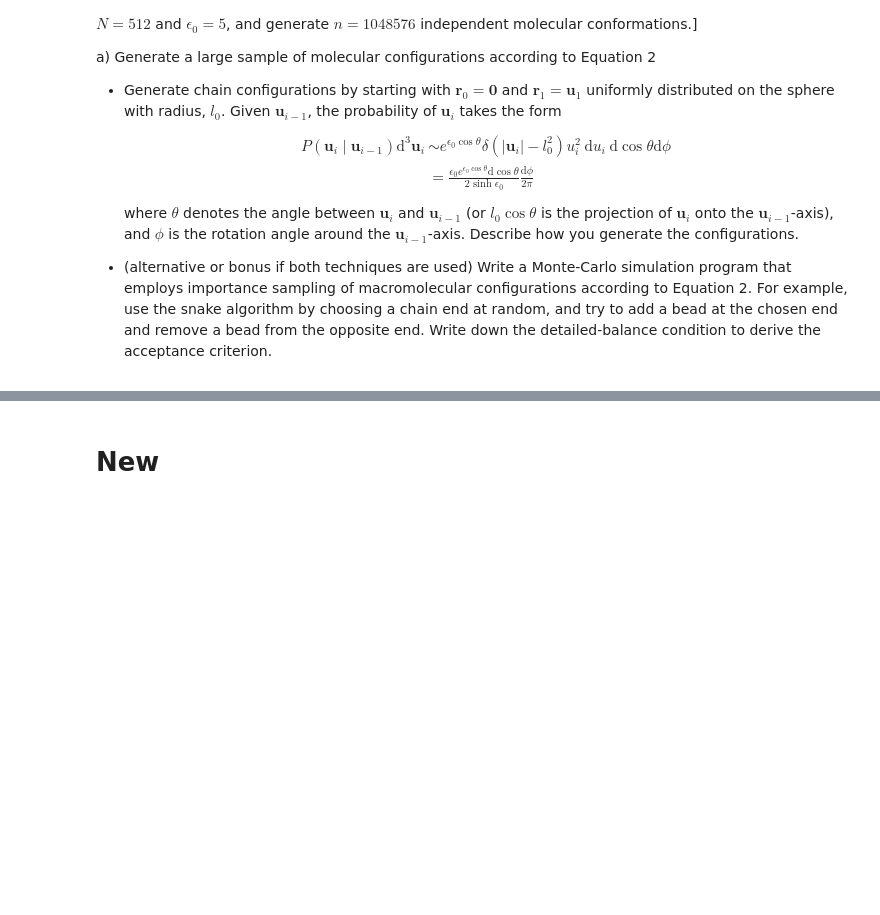
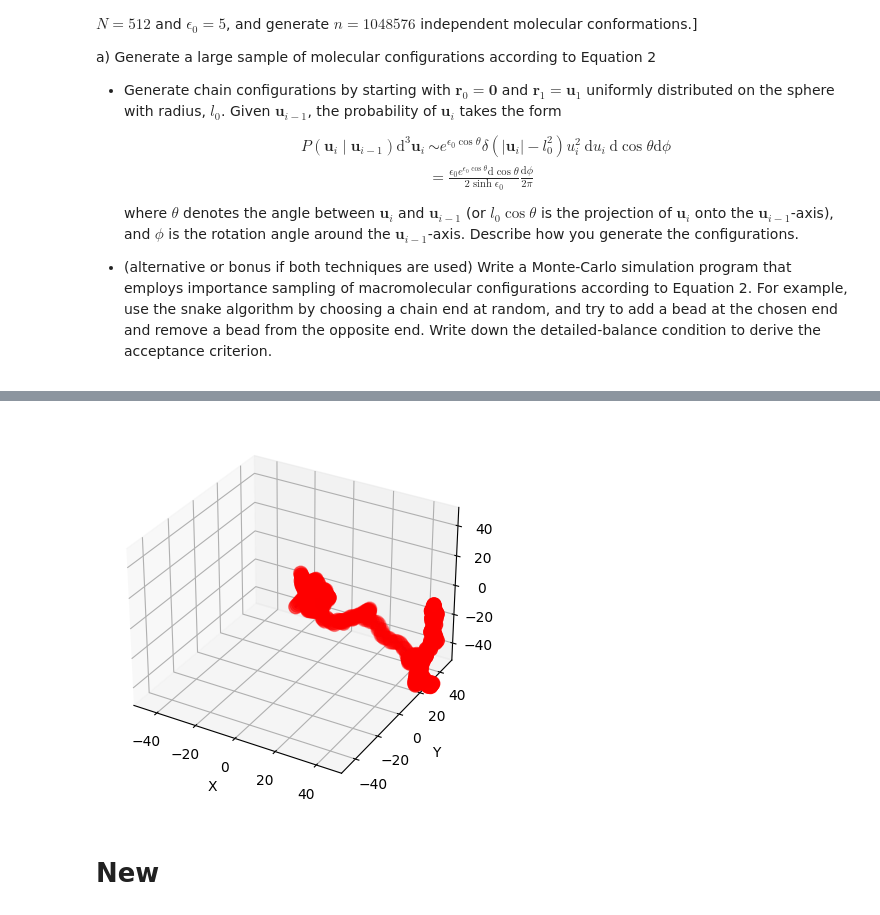
Before and after one commit to LukasLow/UniKurs_Phy-for-DS, a Jupyter notebook: Softmatter/Phy8.ipynb, the cells around one changed output, grey strips where cells are left out. Cells and saved outputs as stored; diff of their text form; code cells hidden in the pictures; blank space fills up the shorter version.

```diff
--- a/Softmatter/Phy8.ipynb
+++ b/Softmatter/Phy8.ipynb
@@ -82,41 +97,38 @@ print(configurations[0])  # Example: Print the first configuration
 # %%
-import numpy as np
-import matplotlib.pyplot as plt
-
-# Access the first configuration
-configuration = np.load("molecular_configurationsrs.npy")
 # Extract the positions of atoms and bond vectors
 positions = np.zeros((N, 3))
-bond_vectors = np.zeros((N - 1, 3, N))
+bond_vectors = np.zeros((N - 1, 3))
 
 positions[0] = np.array([0, 0, 0])
 for i in range(1, N):
-    bond_vectors[i - 1] = configuration[i - 1].T  # Assign bond vector
-    positions[i] = positions[i - 1] + bond_vectors[i - 1, :, i - 1]
+    bond_vectors[i - 1] = configuration[i - 1][0]  # Assign bond vector
+    positions[i] = positions[i - 1] + bond_vectors[i - 1]
 
 # Plot the molecular configuration
 fig = plt.figure()
 ax = fig.add_subplot(111, projection='3d')
 
 # Plot atoms
 ax.scatter(positions[:, 0], positions[:, 1], positions[:, 2], c='red', s=100)
 
 # Plot bonds
 for i in range(N - 1):
     start = positions[i]
     end = positions[i + 1]
     ax.plot([start[0], end[0]], [start[1], end[1]], [start[2], end[2]], color='blue')
 
 # Set plot limits and labels
-ax.set_xlim([-1, 1])
-ax.set_ylim([-1, 1])
-ax.set_zlim([-1, 1])
+ax.set_xlim([-50, 50])
+ax.set_ylim([-50, 50])
+ax.set_zlim([-50, 50])
 ax.set_xlabel('X')
 ax.set_ylabel('Y')
 ax.set_zlabel('Z')
 
 # Show the plot
 plt.show()
+# %% [output]
+[figure, added]
 # %% [markdown]
 # New
 # %%
```
Also changed, not shown: parts of 2 cells of this notebook.
